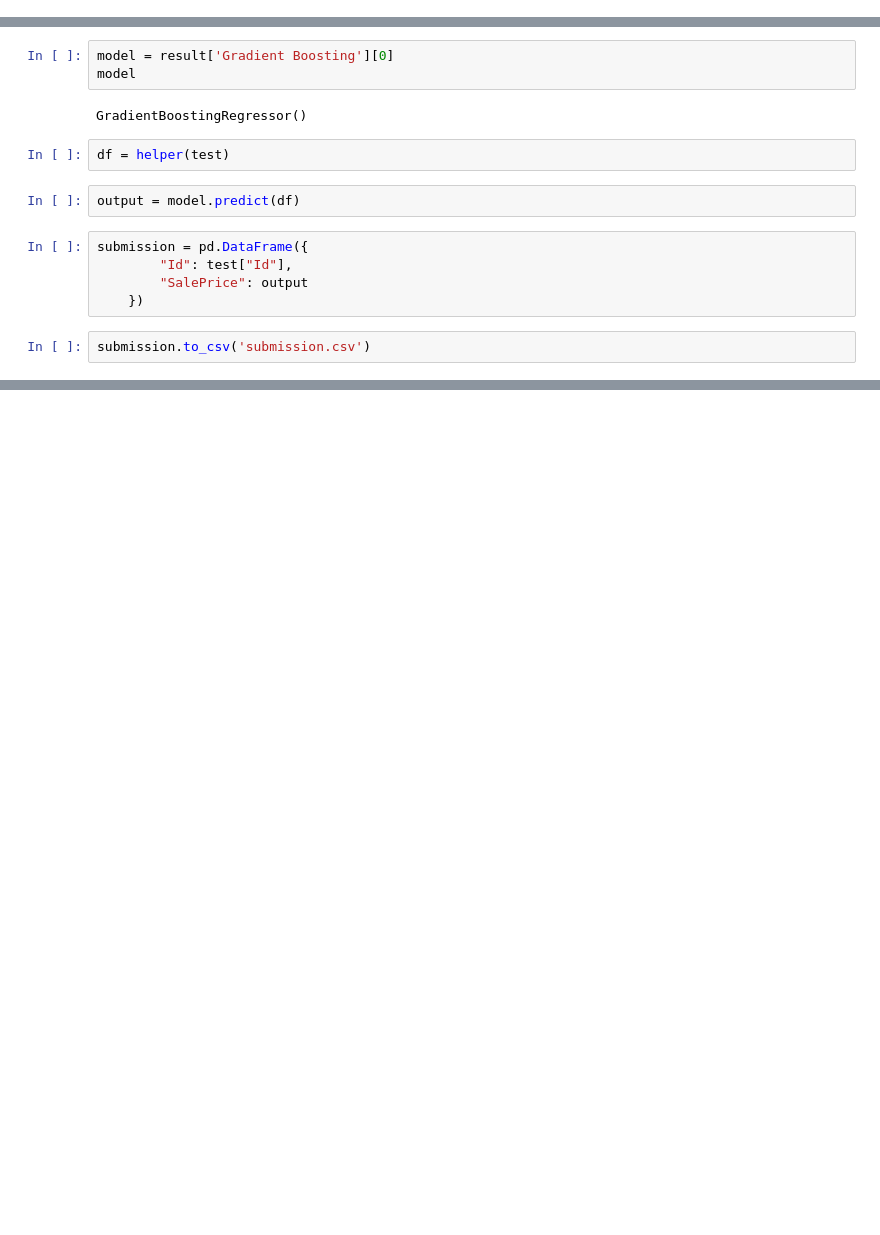
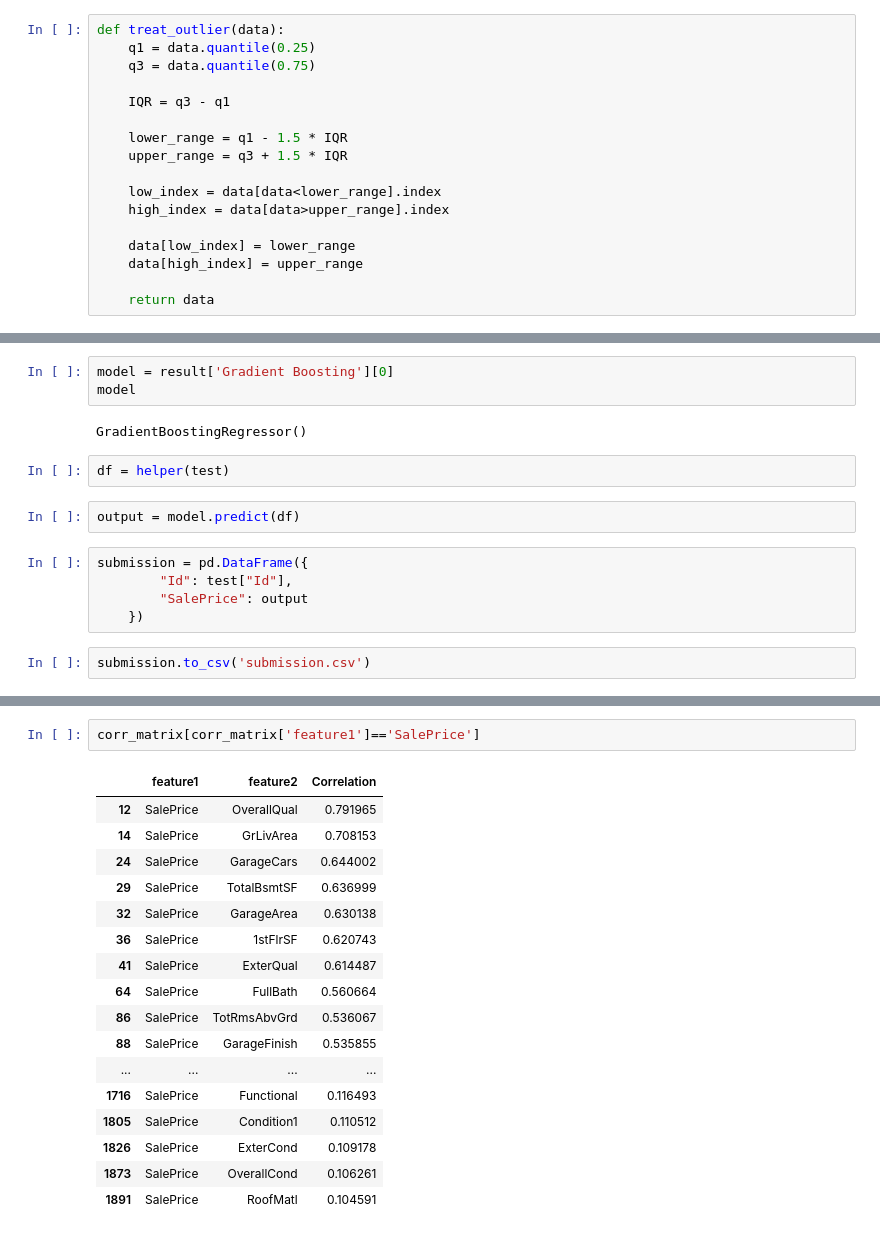
Before and after one commit to prithivi1/ML_HOUSE_PRICE_PREDICTION, a Jupyter notebook: AUTO_ML.ipynb, the cells around one changed output, grey strips where cells are left out. Saved outputs shown, nothing was run; the diff lists cells and outputs as text; blank space fills up the shorter version.

```diff
--- a/AUTO_ML.ipynb
+++ b/AUTO_ML.ipynb
@@ -45,3 +47,20 @@ def spliting_numerical_categorical(data):
+# %%
+def treat_outlier(data):
+    q1 = data.quantile(0.25)
+    q3 = data.quantile(0.75)
+
+    IQR = q3 - q1
+
+    lower_range = q1 - 1.5 * IQR
+    upper_range = q3 + 1.5 * IQR
+
+    low_index = data[data<lower_range].index
+    high_index = data[data>upper_range].index
+
+    data[low_index] = lower_range
+    data[high_index] = upper_range
+
+    return data
 # %% [markdown]
 ###### NUMERICAL NAN COLUMNS
 # %%
@@ -318,0 +457,20 @@ submission.to_csv('submission.csv')
+# %%
+corr_matrix[corr_matrix['feature1']=='SalePrice']
+# %% [output]
+|  | feature1 | feature2 | Correlation |
+| 12 | SalePrice | OverallQual | 0.791965 |
+| 14 | SalePrice | GrLivArea | 0.708153 |
+| 24 | SalePrice | GarageCars | 0.644002 |
+| 29 | SalePrice | TotalBsmtSF | 0.636999 |
+| 32 | SalePrice | GarageArea | 0.630138 |
+| 36 | SalePrice | 1stFlrSF | 0.620743 |
+| 41 | SalePrice | ExterQual | 0.614487 |
+| 64 | SalePrice | FullBath | 0.560664 |
+| 86 | SalePrice | TotRmsAbvGrd | 0.536067 |
+| 88 | SalePrice | GarageFinish | 0.535855 |
+| ... | ... | ... | ... |
+| 1716 | SalePrice | Functional | 0.116493 |
+| 1805 | SalePrice | Condition1 | 0.110512 |
+| 1826 | SalePrice | ExterCond | 0.109178 |
+| 1873 | SalePrice | OverallCond | 0.106261 |
+| 1891 | SalePrice | RoofMatl | 0.104591 |
```
Also changed, not shown: parts of 23 cells of this notebook, 28 other files.
